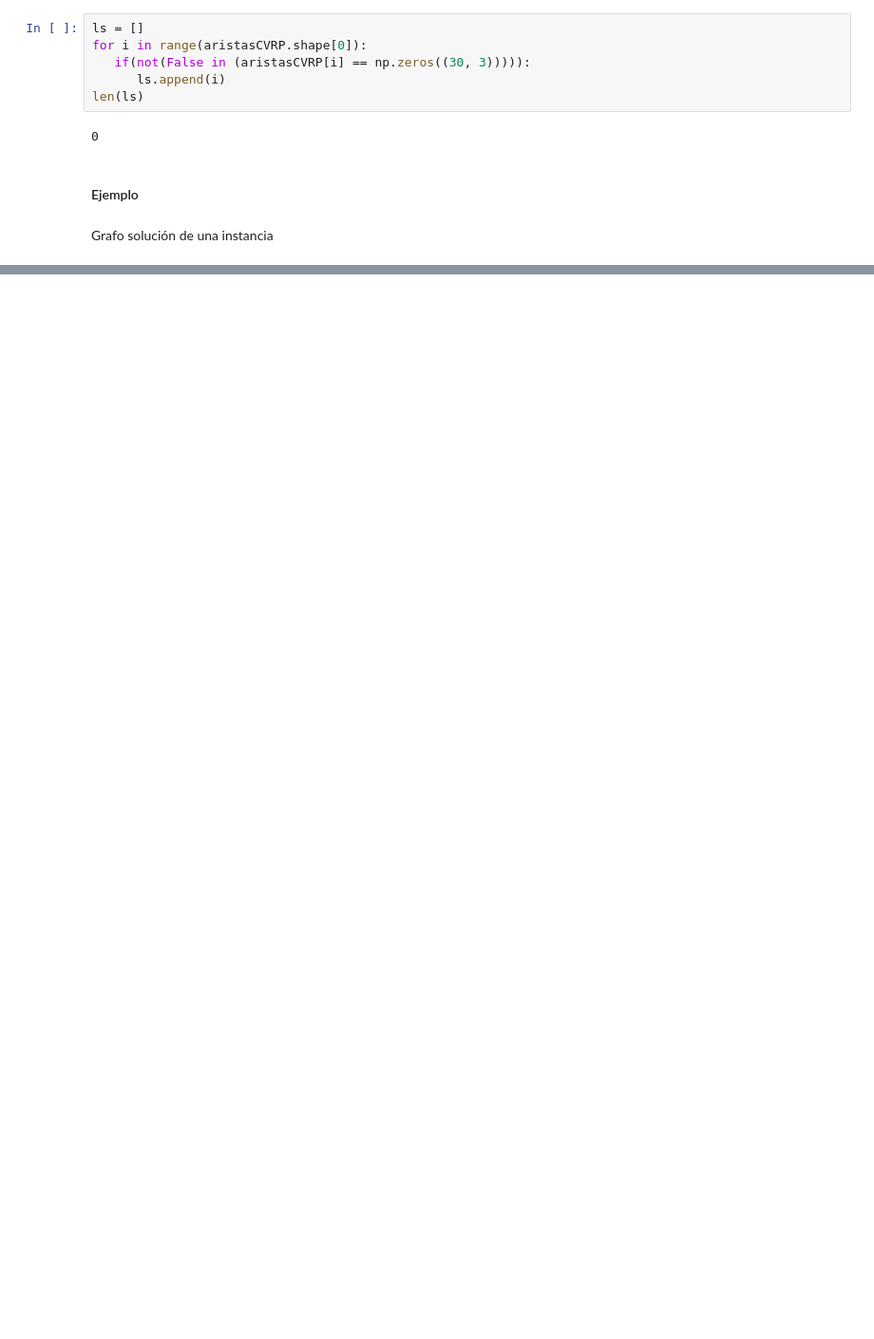
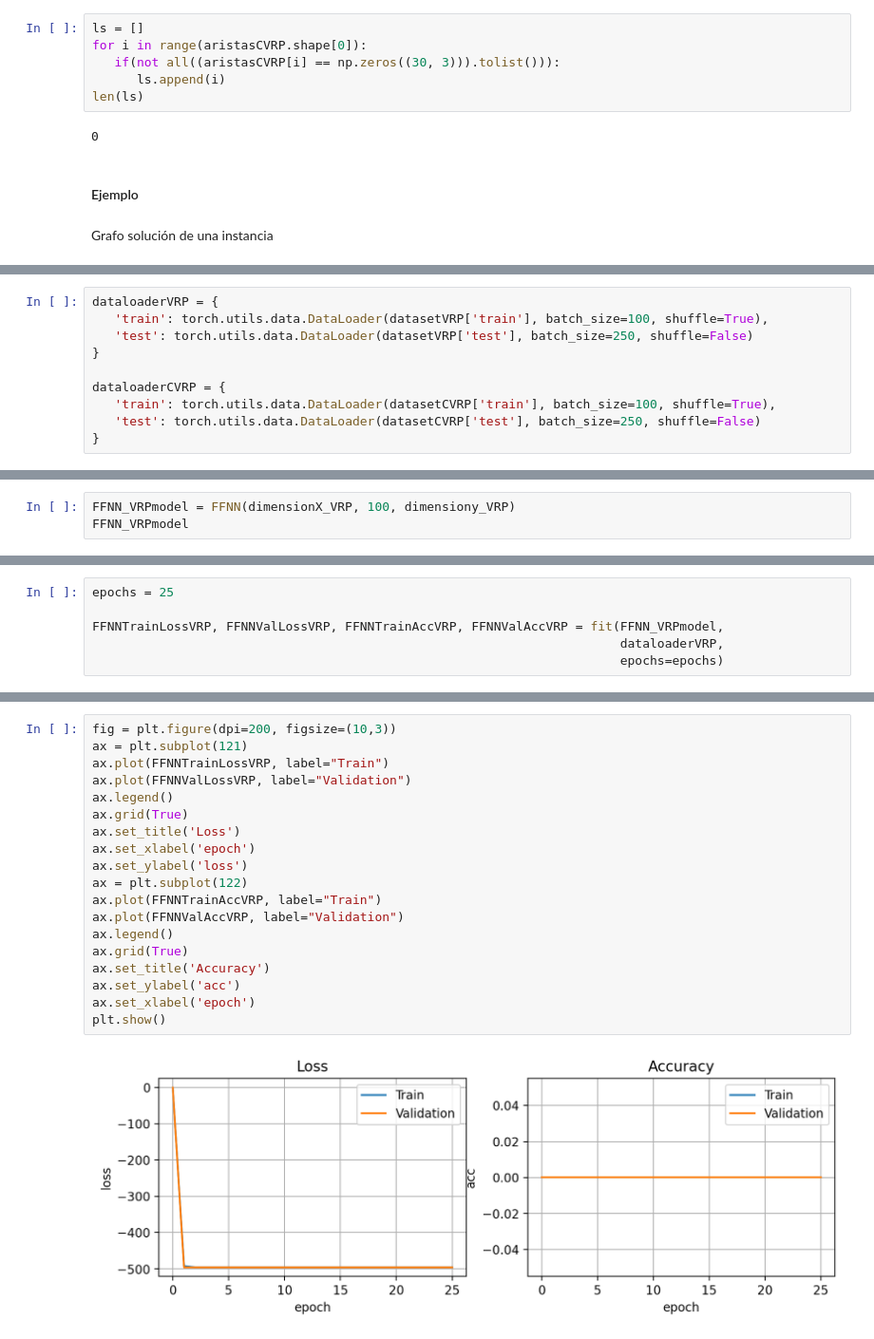
Before and after one commit to jesusmiguel123/Soluci-n-al-problema-de-Rutas-de-veh-culos-aplicando-GNN-y-CNN, a Jupyter notebook: Solucion al problema de Rutas de Vehiculos aplicando GNN y CNN.ipynb, the cells around one changed output, grey strips where cells are left out. Shown: that part at 95% size. Drawn from its saved outputs; the diff is of its cells as text; blank space fills up the shorter version.

```diff
--- a/Solucion al problema de Rutas de Vehiculos aplicando GNN y CNN.ipynb
+++ b/Solucion al problema de Rutas de Vehiculos aplicando GNN y CNN.ipynb
@@ -78,7 +108,7 @@ aristasCVRP.shape[0]
 # %%
 ls = []
 for i in range(aristasCVRP.shape[0]):
-   if(not(False in (aristasCVRP[i] == np.zeros((30, 3))))):
+   if(not all((aristasCVRP[i] == np.zeros((30, 3))).tolist())):
       ls.append(i)
 len(ls)
 # %% [output]
@@ -97,0 +185,10 @@ plt.show()
+# %%
+dataloaderVRP = {
+   'train': torch.utils.data.DataLoader(datasetVRP['train'], batch_size=100, shuffle=True),
+   'test': torch.utils.data.DataLoader(datasetVRP['test'], batch_size=250, shuffle=False)
+}
+
+dataloaderCVRP = {
+   'train': torch.utils.data.DataLoader(datasetCVRP['train'], batch_size=100, shuffle=True),
+   'test': torch.utils.data.DataLoader(datasetCVRP['test'], batch_size=250, shuffle=False)
+}
@@ -97,0 +269,3 @@ plt.show()
+# %%
+FFNN_VRPmodel = FFNN(dimensionX_VRP, 100, dimensiony_VRP)
+FFNN_VRPmodel
@@ -97,0 +293,6 @@ plt.show()
+# %%
+epochs = 25
+
+FFNNTrainLossVRP, FFNNValLossVRP, FFNNTrainAccVRP, FFNNValAccVRP = fit(FFNN_VRPmodel,
+                                                                       dataloaderVRP,
+                                                                       epochs=epochs)
@@ -97,0 +319,21 @@ plt.show()
+# %%
+fig = plt.figure(dpi=200, figsize=(10,3))
+ax = plt.subplot(121)
+ax.plot(FFNNTrainLossVRP, label="Train")
+ax.plot(FFNNValLossVRP, label="Validation")
+ax.legend()
+ax.grid(True)
+ax.set_title('Loss')
+ax.set_xlabel('epoch')
+ax.set_ylabel('loss')
+ax = plt.subplot(122)
+ax.plot(FFNNTrainAccVRP, label="Train")
+ax.plot(FFNNValAccVRP, label="Validation")
+ax.legend()
+ax.grid(True)
+ax.set_title('Accuracy')
+ax.set_ylabel('acc')
+ax.set_xlabel('epoch')
+plt.show()
+# %% [output]
+[figure, added]
```
Also changed, not shown: parts of 41 cells of this notebook, 2 other files.
